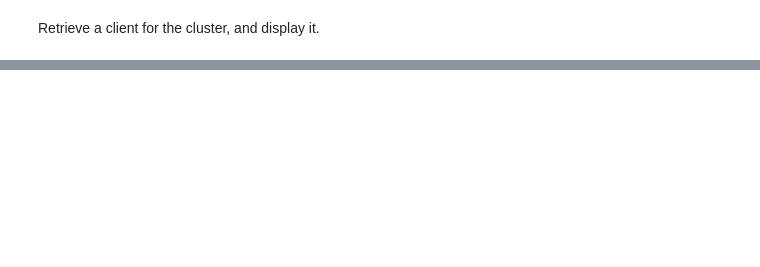
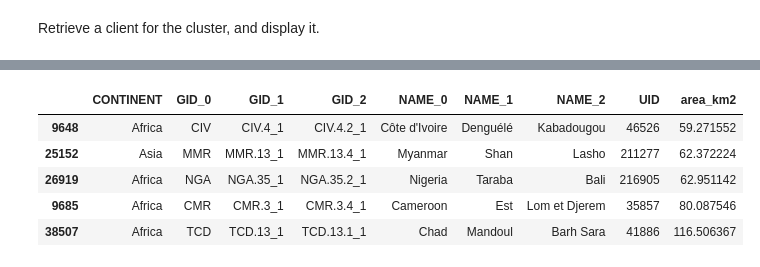
Before and after one commit to VorGeo/earthengine-dask, a Jupyter notebook: example_forest_by_admin2.ipynb, the cells around one changed output, grey strips where cells are left out. Drawn from its saved outputs; the diff is of its cells as text; code cells hidden in the pictures; blank space fills up the shorter version.

```diff
--- a/example_forest_by_admin2.ipynb
+++ b/example_forest_by_admin2.ipynb
@@ -230,0 +438,10 @@ for job in submitted_jobs:
+# %%
+# Show regions with the maximum alert area
+df.sort_values('area_km2').tail()
+# %% [output]
+|  | CONTINENT | GID_0 | GID_1 | GID_2 | NAME_0 | NAME_1 | NAME_2 | UID | area_km2 |
+| 9648 | Africa | CIV | CIV.4_1 | CIV.4.2_1 | Côte d'Ivoire | Denguélé | Kabadougou | 46526 | 59.271552 |
+| 25152 | Asia | MMR | MMR.13_1 | MMR.13.4_1 | Myanmar | Shan | Lasho | 211277 | 62.372224 |
+| 26919 | Africa | NGA | NGA.35_1 | NGA.35.2_1 | Nigeria | Taraba | Bali | 216905 | 62.951142 |
+| 9685 | Africa | CMR | CMR.3_1 | CMR.3.4_1 | Cameroon | Est | Lom et Djerem | 35857 | 80.087546 |
+| 38507 | Africa | TCD | TCD.13_1 | TCD.13.1_1 | Chad | Mandoul | Barh Sara | 41886 | 116.506367 |
```
Also changed, not shown: parts of 44 cells of this notebook.
